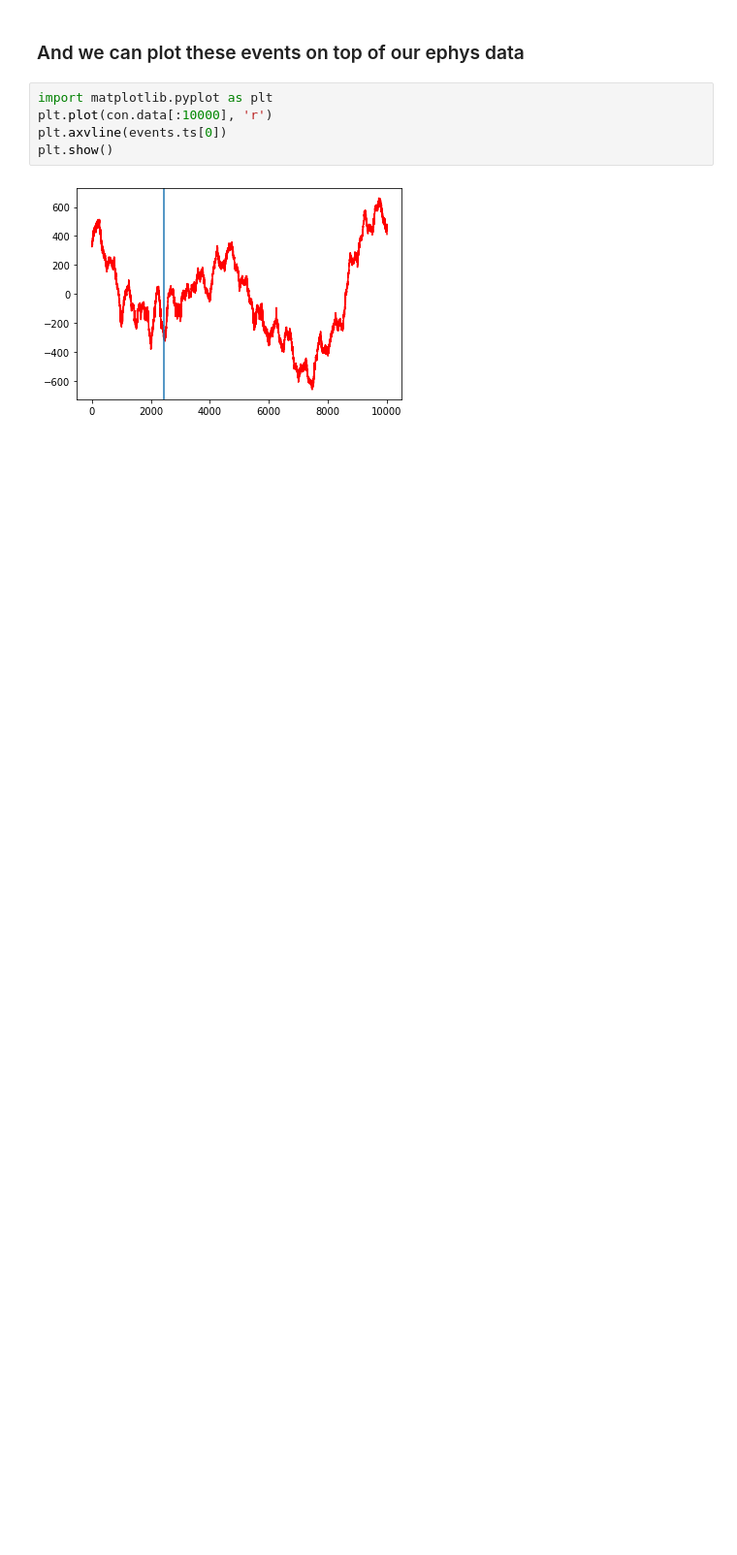
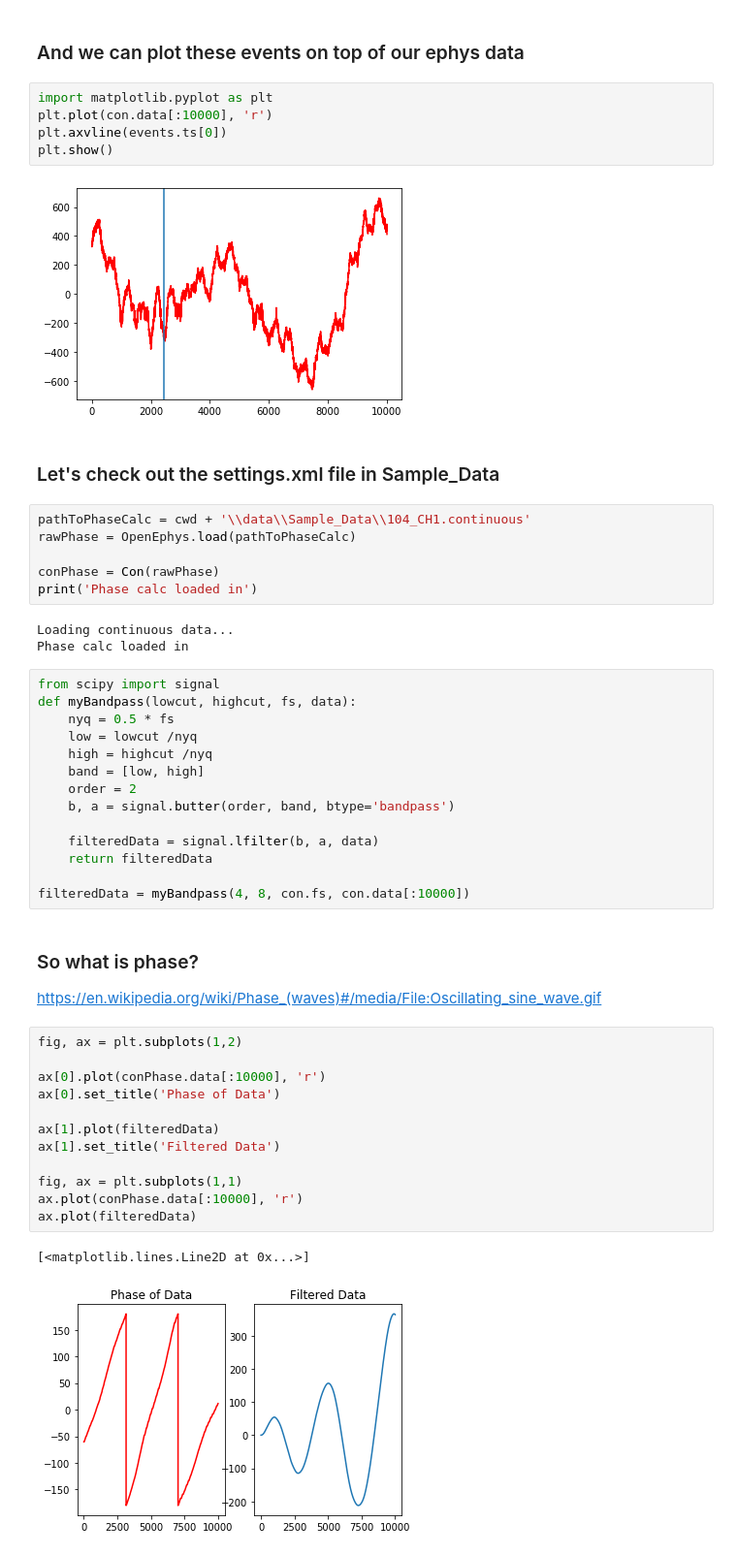
Before and after one commit to tne-lab/learning-python, a Jupyter notebook: Session_2.ipynb, the cells around one changed output. Shown at 97% size. Saved outputs shown, nothing was run; the diff lists cells and outputs as text; blank space fills up the shorter version.

```diff
--- a/Session_2.ipynb
+++ b/Session_2.ipynb
@@ -97,3 +98,46 @@ plt.axvline(events.ts[0])
 plt.show()
 # %% [output]
 [figure]
+# %% [markdown]
+### Let's check out the settings.xml file in Sample_Data
+# %%
+pathToPhaseCalc = cwd + '\\data\\Sample_Data\\104_CH1.continuous'
+rawPhase = OpenEphys.load(pathToPhaseCalc)
+
+conPhase = Con(rawPhase)
+print('Phase calc loaded in')
+# %% [output]
+Loading continuous data...
+Phase calc loaded in
+# %%
+from scipy import signal
+def myBandpass(lowcut, highcut, fs, data):
+    nyq = 0.5 * fs
+    low = lowcut /nyq
+    high = highcut /nyq
+    band = [low, high]
+    order = 2
+    b, a = signal.butter(order, band, btype='bandpass')
+
+    filteredData = signal.lfilter(b, a, data)
+    return filteredData
+
+filteredData = myBandpass(4, 8, con.fs, con.data[:10000])
+# %% [markdown]
+### So what is phase?
+https://en.wikipedia.org/wiki/Phase_(waves)#/media/File:Oscillating_sine_wave.gif
+# %%
+fig, ax = plt.subplots(1,2)
+
+ax[0].plot(conPhase.data[:10000], 'r')
+ax[0].set_title('Phase of Data')
+
+ax[1].plot(filteredData)
+ax[1].set_title('Filtered Data')
+
+fig, ax = plt.subplots(1,1)
+ax.plot(conPhase.data[:10000], 'r')
+ax.plot(filteredData)
+# %% [output]
+[<matplotlib.lines.Line2D at 0x...>]
+[figure, added]
```
Also changed, not shown: parts of 8 cells of this notebook, 1 other file.
